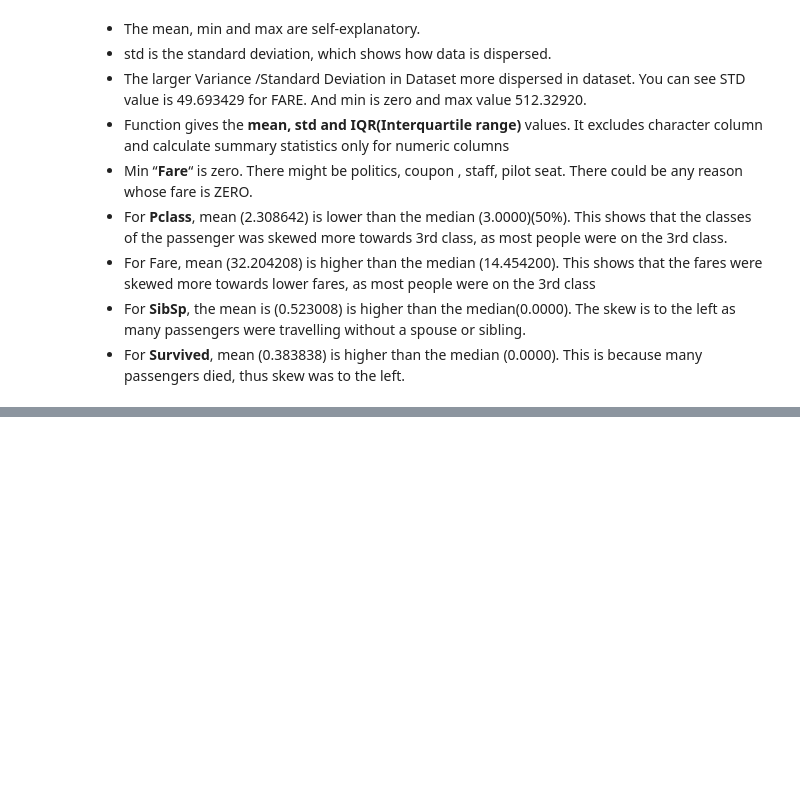
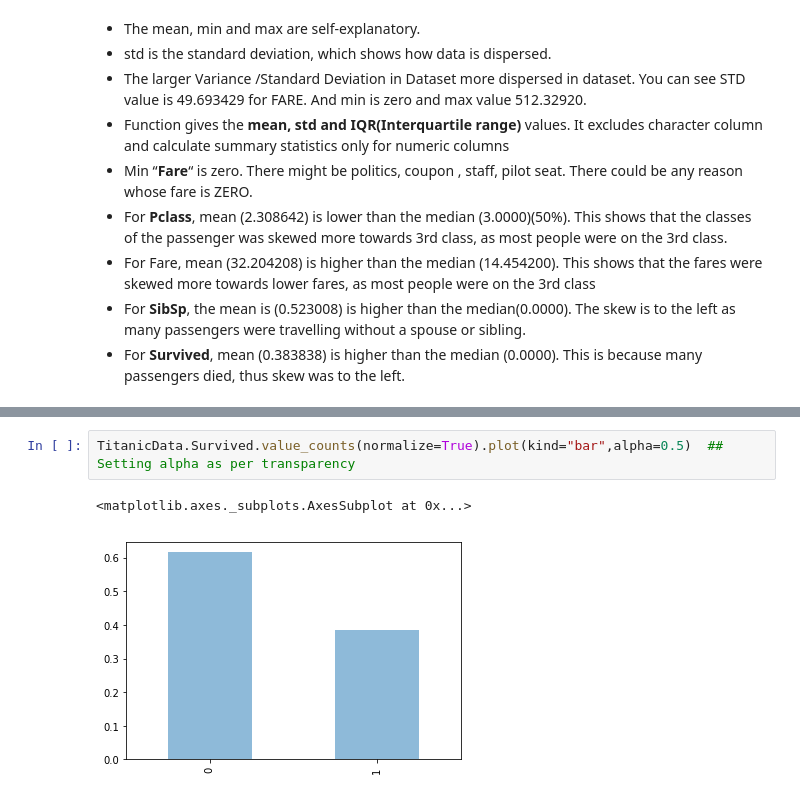
Before and after one commit to TJ-DS/ExploratoryDataAnalysis-EDA, a Jupyter notebook: TitanicDataset/TitanicDataset.ipynb, the cells around one changed output, grey strips where cells are left out. Drawn from its saved outputs; the diff is of its cells as text; blank space fills up the shorter version.

```diff
--- a/TitanicDataset/TitanicDataset.ipynb
+++ b/TitanicDataset/TitanicDataset.ipynb
@@ -208,0 +277,5 @@ ModuleNotFoundError: No module named 'pandas.core.internals.managers'; 'pandas.c
+# %%
+TitanicData.Survived.value_counts(normalize=True).plot(kind="bar",alpha=0.5)  ## Setting alpha as per transparency
+# %% [output]
+<matplotlib.axes._subplots.AxesSubplot at 0x...>
+[figure, added]
```
Also changed, not shown: parts of 48 cells of this notebook.
